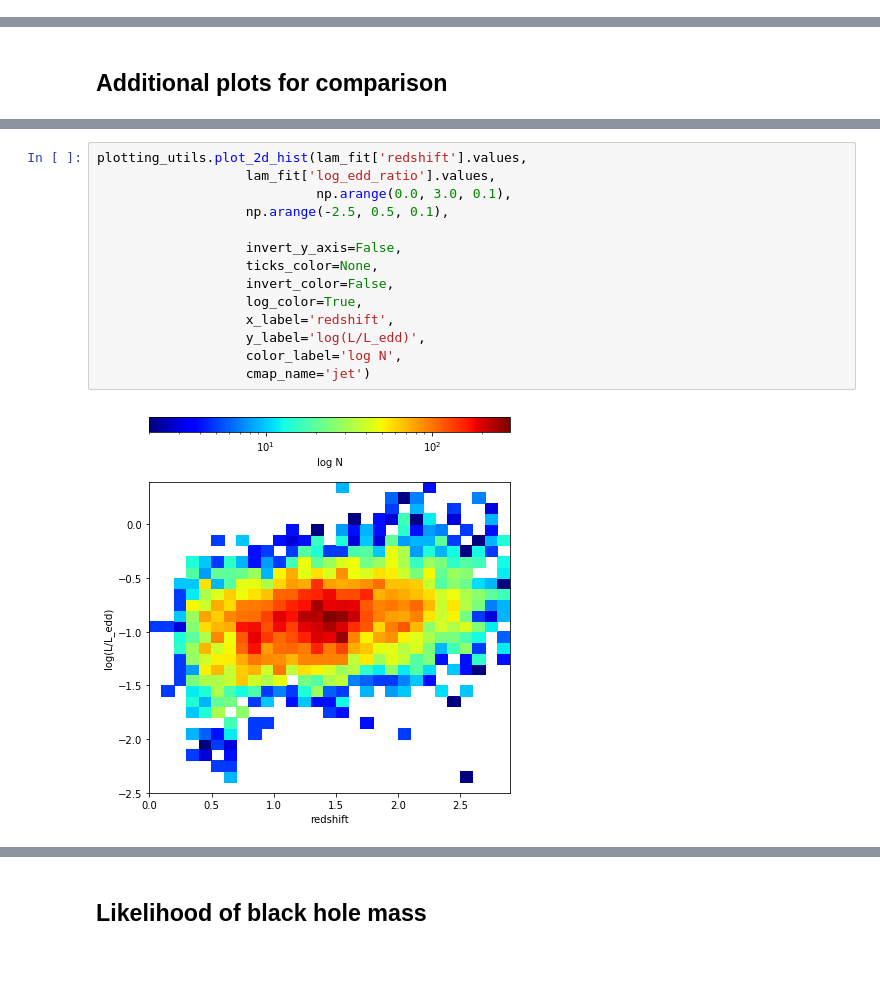
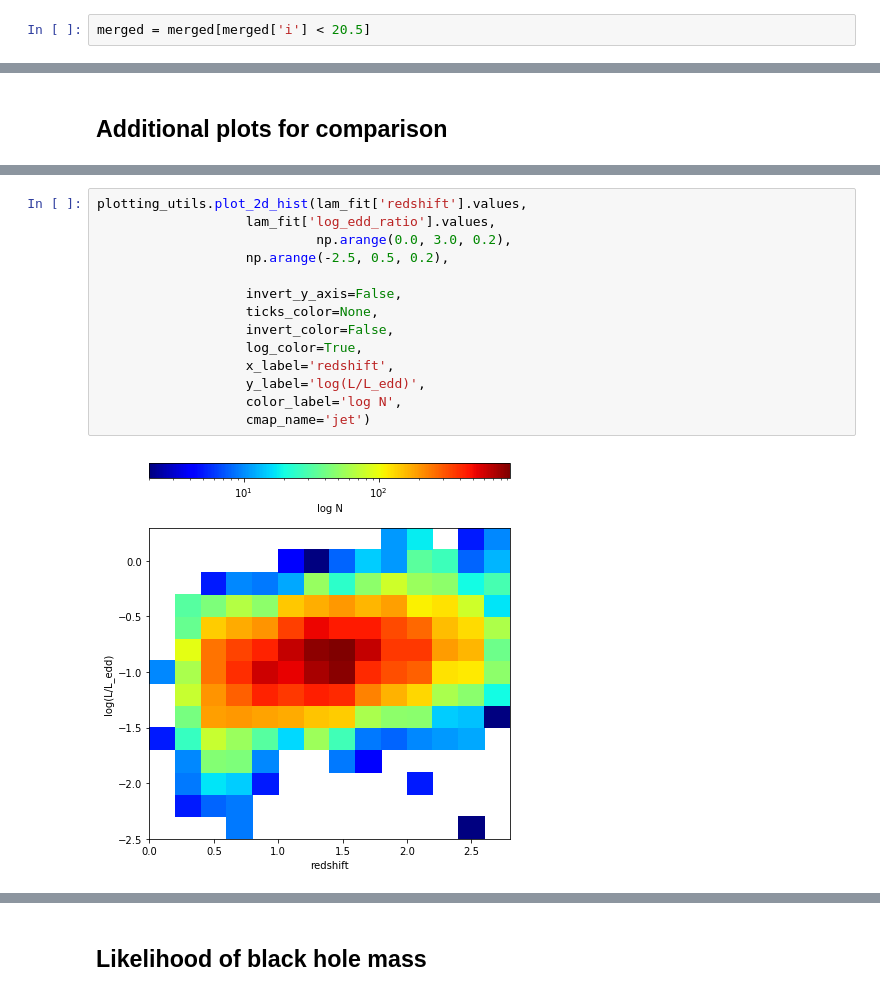
Before and after one commit to jiwoncpark/damped-random-walk, a Jupyter notebook: notebooks/Reproduce_S82_DRW.ipynb, the cells around one changed output, grey strips where cells are left out. Cells and saved outputs as stored; diff of their text form; blank space fills up the shorter version.

```diff
--- a/notebooks/Reproduce_S82_DRW.ipynb
+++ b/notebooks/Reproduce_S82_DRW.ipynb
@@ -169,4 +169,6 @@ After edge cut:  33236
 removed  2
 # %% [markdown]
 As `SF_inf` is very sensitive to the magnitude selection, we will need to match the r-band distribution with the S82 data if we ever want to compare another dataset with S82.
+# %%
+merged = merged[merged['i'] < 20.5]
 # %%
@@ -436,19 +449,19 @@ plotting_utils.plot_2d_hist(lam_fit['log_edd_ratio'].values,
 # %%
 plotting_utils.plot_2d_hist(lam_fit['redshift'].values,
                    lam_fit['log_edd_ratio'].values,
-                            np.arange(0.0, 3.0, 0.1),
-                   np.arange(-2.5, 0.5, 0.1),
+                            np.arange(0.0, 3.0, 0.2),
+                   np.arange(-2.5, 0.5, 0.2),
 
                    invert_y_axis=False,
                    ticks_color=None,
                    invert_color=False,
                    log_color=True,
                    x_label='redshift',
                    y_label='log(L/L_edd)',
                    color_label='log N',
                    cmap_name='jet')
 # %% [output]
-[figure, old version]
+[figure, new version]
 # %%
 plotting_utils.plot_2d_hist(np.log10(1.0 + lam_fit['redshift'].values),
                    lam_fit['log_edd_ratio'].values,
```
Also changed, not shown: parts of 19 cells of this notebook, 1 other file.
